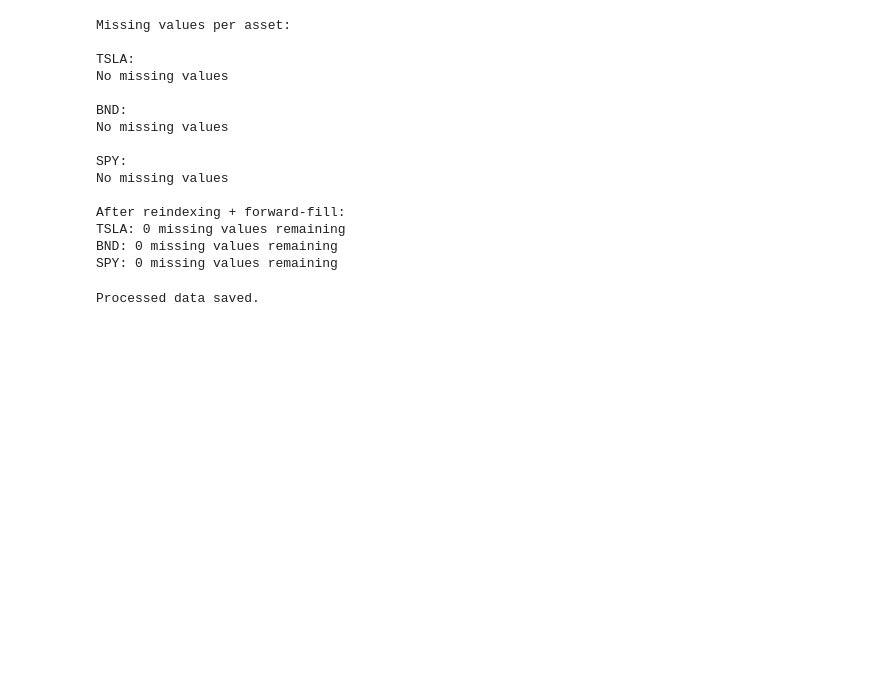
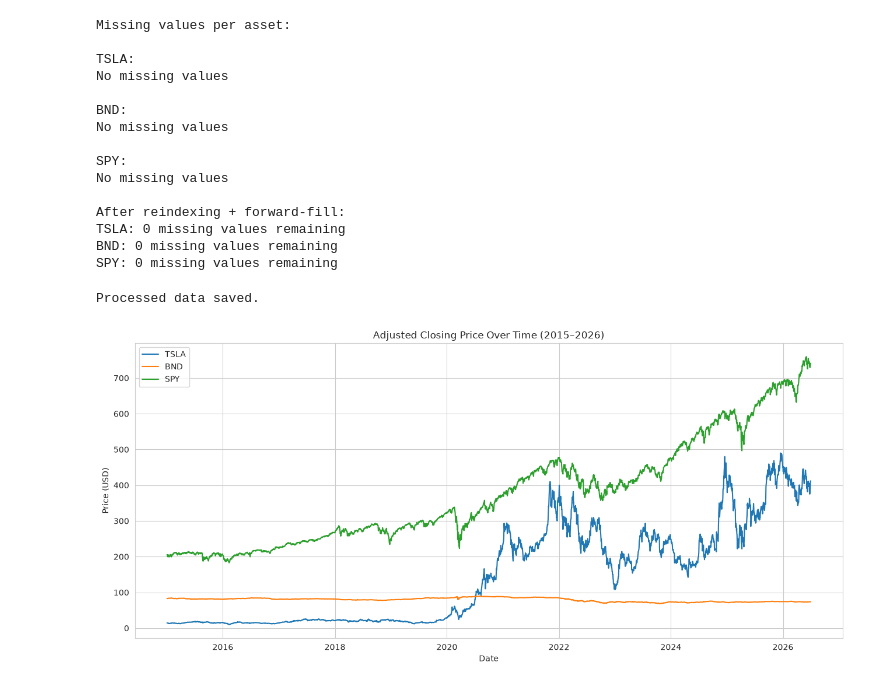
Before and after one commit to Sumeyahassen/portfolio-optimization, a Jupyter notebook: notebooks/task1_eda.ipynb, the cells around one changed output. Saved outputs shown, nothing was run; the diff lists cells and outputs as text; code cells hidden in the pictures; blank space fills up the shorter version.

Commit message:
ed closing prise plote chart

```diff
--- a/notebooks/task1_eda.ipynb
+++ b/notebooks/task1_eda.ipynb
@@ -119,3 +119,16 @@ for t in TICKERS:
 print("Processed data saved.")
 # %% [output]
 Processed data saved.
+# %%
+fig, ax = plt.subplots(figsize=(13, 6))
+for t in TICKERS:
+    ax.plot(raw_data[t].index, raw_data[t]["Close"], label=t)
+ax.set_title("Adjusted Closing Price Over Time (2015–2026)")
+ax.set_xlabel("Date")
+ax.set_ylabel("Price (USD)")
+ax.legend()
+plt.tight_layout()
+plt.savefig("../data/processed/fig_closing_price.png", dpi=120)
+plt.show()
+# %% [output]
+[figure, added]
```
